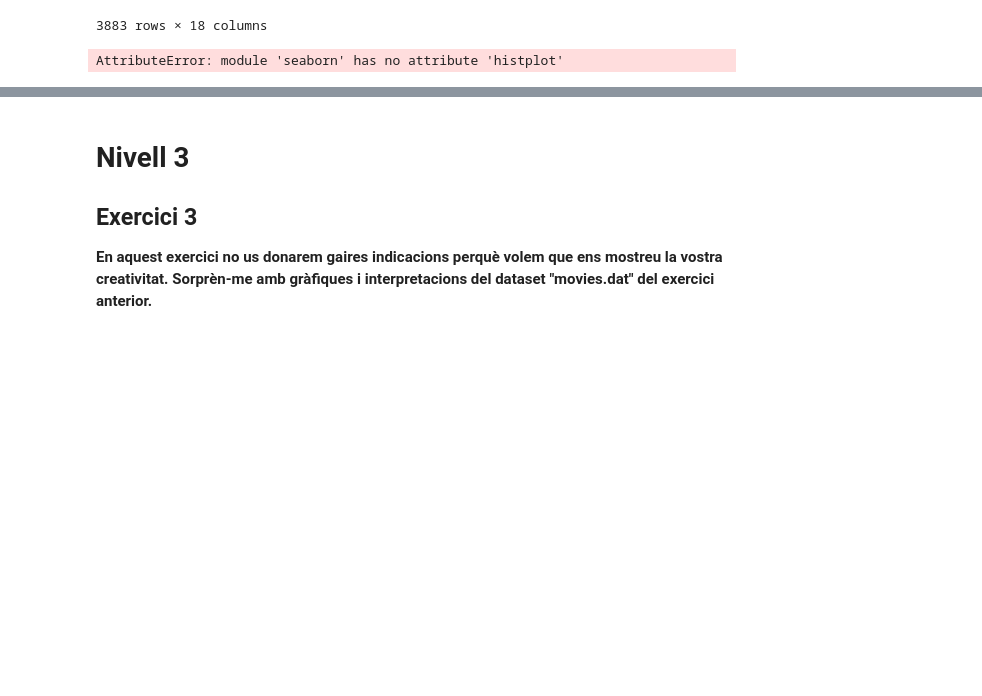
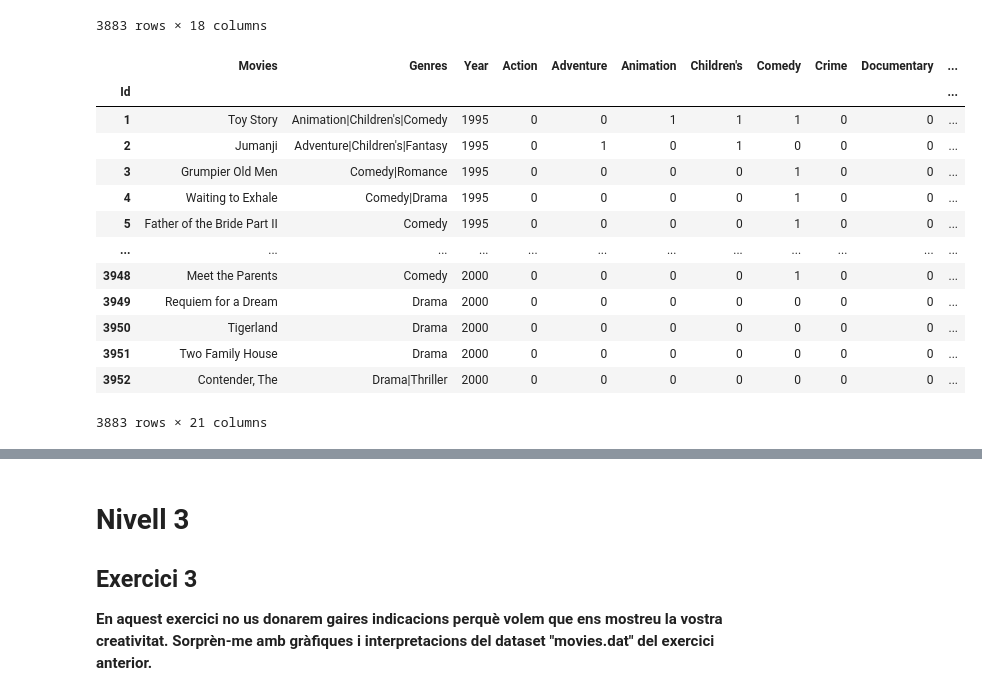
Before and after one commit to Dapina28/Visualitzaci-gr-fica-de-M-ltiples-variables, a Jupyter notebook: S03 T02 Visualitzacio grafica de Multiples variables.ipynb, the cells around one changed output, grey strips where cells are left out. Saved outputs shown, nothing was run; the diff lists cells and outputs as text; code cells hidden in the pictures; blank space fills up the shorter version.

```diff
--- a/S03 T02 Visualitzacio grafica de Multiples variables.ipynb
+++ b/S03 T02 Visualitzacio grafica de Multiples variables.ipynb
@@ -318,4 +336,20 @@ dummies
 | 3952 | 0 | 0 | 0 | 0 | 0 | 0 | 0 | 1 | 0 | 0 | ... |
 3883 rows × 18 columns
 # %%
-movies = movies.join(dummies)
+genres= movies.join(dummies)
+genres
+# %% [output]
+|  | Movies | Genres | Year | Action | Adventure | Animation | Children's | Comedy | Crime | Documentary | ... |
+| Id |  |  |  |  |  |  |  |  |  |  | ... |
+| 1 | Toy Story | Animation|Children's|Comedy | 1995 | 0 | 0 | 1 | 1 | 1 | 0 | 0 | ... |
+| 2 | Jumanji | Adventure|Children's|Fantasy | 1995 | 0 | 1 | 0 | 1 | 0 | 0 | 0 | ... |
+| 3 | Grumpier Old Men | Comedy|Romance | 1995 | 0 | 0 | 0 | 0 | 1 | 0 | 0 | ... |
+| 4 | Waiting to Exhale | Comedy|Drama | 1995 | 0 | 0 | 0 | 0 | 1 | 0 | 0 | ... |
+| 5 | Father of the Bride Part II | Comedy | 1995 | 0 | 0 | 0 | 0 | 1 | 0 | 0 | ... |
+| ... | ... | ... | ... | ... | ... | ... | ... | ... | ... | ... | ... |
+| 3948 | Meet the Parents | Comedy | 2000 | 0 | 0 | 0 | 0 | 1 | 0 | 0 | ... |
+| 3949 | Requiem for a Dream | Drama | 2000 | 0 | 0 | 0 | 0 | 0 | 0 | 0 | ... |
+| 3950 | Tigerland | Drama | 2000 | 0 | 0 | 0 | 0 | 0 | 0 | 0 | ... |
+| 3951 | Two Family House | Drama | 2000 | 0 | 0 | 0 | 0 | 0 | 0 | 0 | ... |
+| 3952 | Contender, The | Drama|Thriller | 2000 | 0 | 0 | 0 | 0 | 0 | 0 | 0 | ... |
+3883 rows × 21 columns
@@ -324,4 +355,0 @@ movies = movies.grpupby([])
-# %%
-sns.histplot(movies, x="Year", hue="Genre")
-# %% [output]
-AttributeError: module 'seaborn' has no attribute 'histplot'
```
Also changed, not shown: parts of 16 cells of this notebook.
